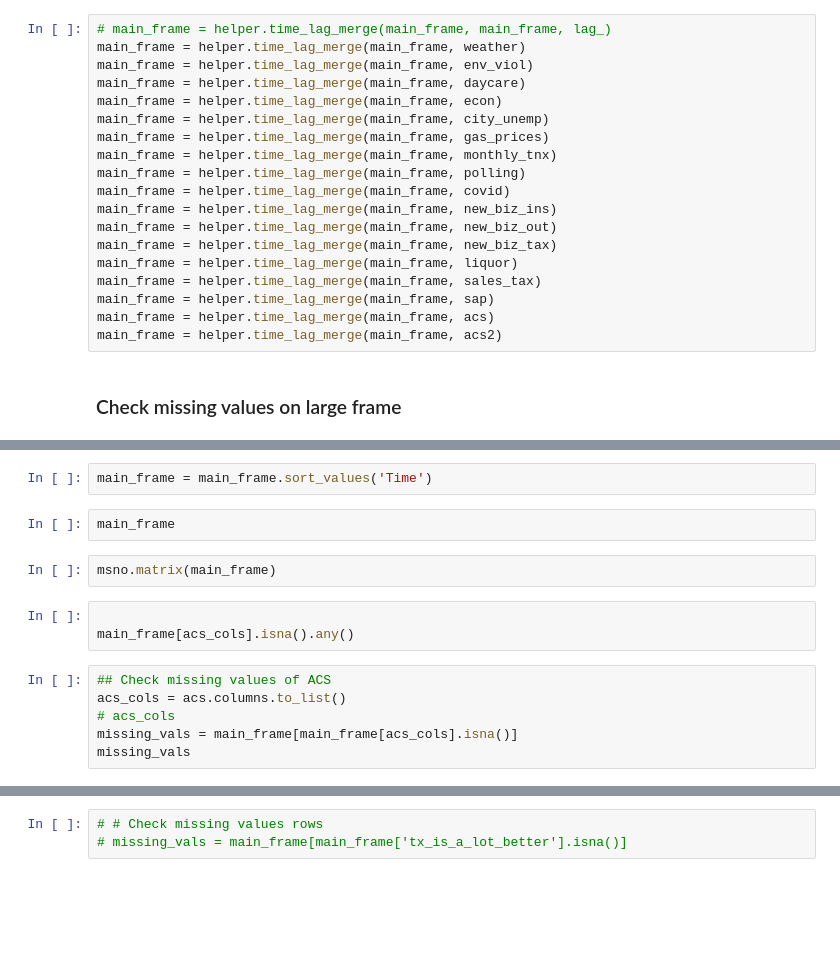
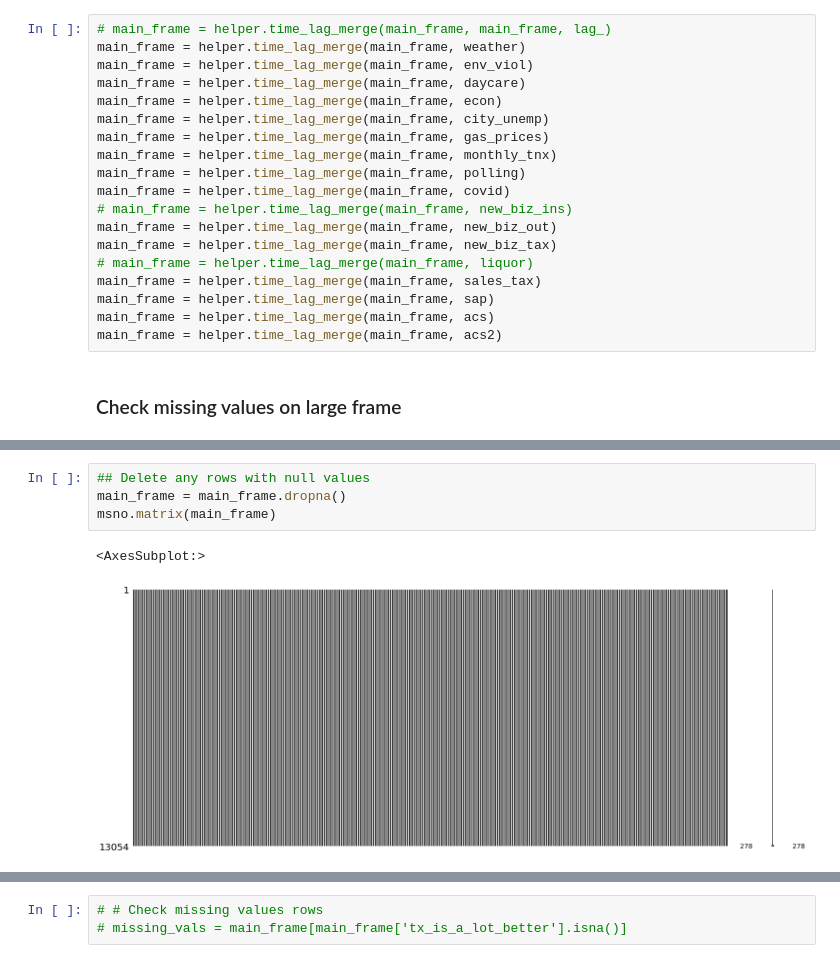
Before and after one commit to HaydenWarren/zri-forecast, a Jupyter notebook: julie/mergeFrames.ipynb, the cells around one changed output, grey strips where cells are left out. Cells and saved outputs as stored; diff of their text form; blank space fills up the shorter version.

```diff
--- a/julie/mergeFrames.ipynb
+++ b/julie/mergeFrames.ipynb
@@ -140,10 +175,10 @@ main_frame = helper.time_lag_merge(main_frame, gas_prices)
 main_frame = helper.time_lag_merge(main_frame, monthly_tnx)
 main_frame = helper.time_lag_merge(main_frame, polling)
 main_frame = helper.time_lag_merge(main_frame, covid)
-main_frame = helper.time_lag_merge(main_frame, new_biz_ins)
+# main_frame = helper.time_lag_merge(main_frame, new_biz_ins)
 main_frame = helper.time_lag_merge(main_frame, new_biz_out)
 main_frame = helper.time_lag_merge(main_frame, new_biz_tax)
-main_frame = helper.time_lag_merge(main_frame, liquor)
+# main_frame = helper.time_lag_merge(main_frame, liquor)
 main_frame = helper.time_lag_merge(main_frame, sales_tax)
 main_frame = helper.time_lag_merge(main_frame, sap)
 main_frame = helper.time_lag_merge(main_frame, acs)
@@ -157,15 +194,7 @@ acs_cols
-# %%
-main_frame = main_frame.sort_values('Time')
-# %%
-main_frame
-# %%
-msno.matrix(main_frame)
-# %%
-
-main_frame[acs_cols].isna().any()
-# %%
-## Check missing values of ACS
-acs_cols = acs.columns.to_list()
-# acs_cols
-missing_vals = main_frame[main_frame[acs_cols].isna()]
-missing_vals
+# %%
+## Delete any rows with null values
+main_frame = main_frame.dropna()
+msno.matrix(main_frame)
+# %% [output]
+<AxesSubplot:>
+[figure, added]
```
Also changed, not shown: parts of 14 cells of this notebook.
